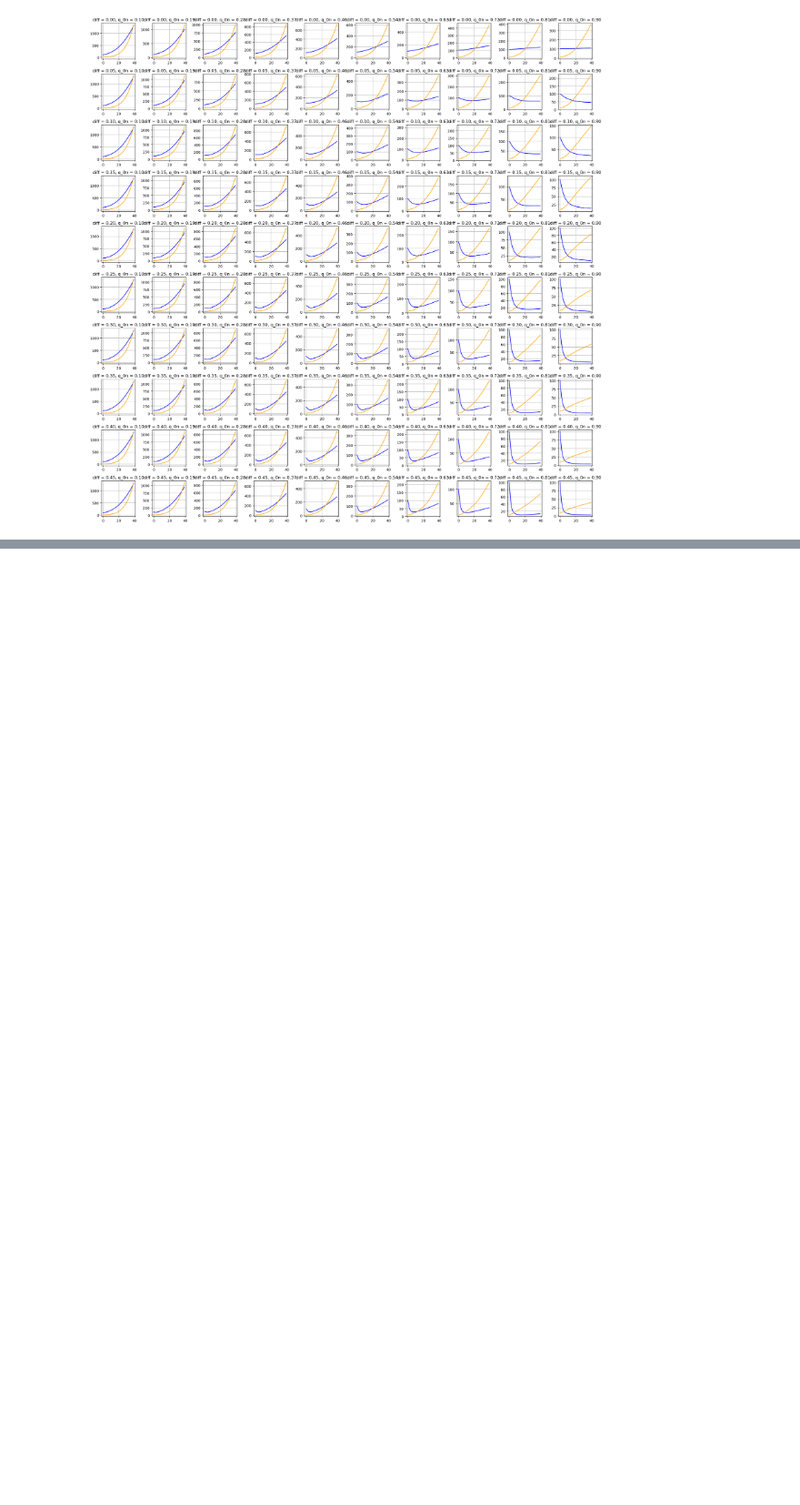
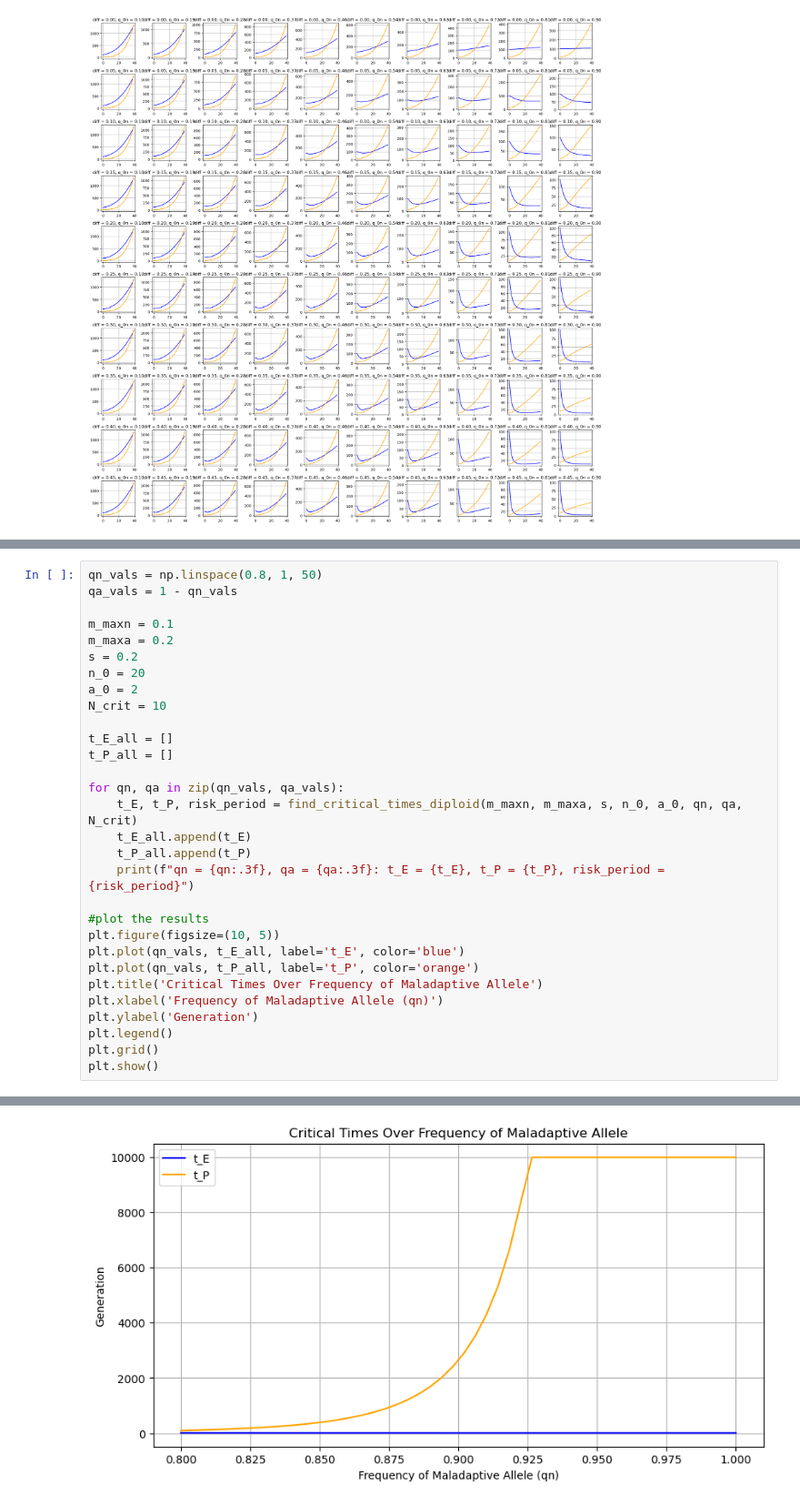
Before and after one commit to jonazhu/extinctionmodeling, a Jupyter notebook: q2_invadingspecies/invader_model.ipynb, the cells around one changed output, grey strips where cells are left out. Shown at 91% size. Cells and saved outputs as stored; diff of their text form; blank space fills up the shorter version.

```diff
--- a/q2_invadingspecies/invader_model.ipynb
+++ b/q2_invadingspecies/invader_model.ipynb
@@ -590,0 +710,31 @@ plt.show()
+# %%
+qn_vals = np.linspace(0.8, 1, 50)
+qa_vals = 1 - qn_vals
+
+m_maxn = 0.1
+m_maxa = 0.2
+s = 0.2
+n_0 = 20
+a_0 = 2
+N_crit = 10
+
+t_E_all = []
+t_P_all = []
+
+for qn, qa in zip(qn_vals, qa_vals):
+    t_E, t_P, risk_period = find_critical_times_diploid(m_maxn, m_maxa, s, n_0, a_0, qn, qa, N_crit)
+    t_E_all.append(t_E)
+    t_P_all.append(t_P)
+    print(f"qn = {qn:.3f}, qa = {qa:.3f}: t_E = {t_E}, t_P = {t_P}, risk_period = {risk_period}")
+
+#plot the results
+plt.figure(figsize=(10, 5))
+plt.plot(qn_vals, t_E_all, label='t_E', color='blue')
+plt.plot(qn_vals, t_P_all, label='t_P', color='orange')
+plt.title('Critical Times Over Frequency of Maladaptive Allele')
+plt.xlabel('Frequency of Maladaptive Allele (qn)')
+plt.ylabel('Generation')
+plt.legend()
+plt.grid()
+plt.show()
+# %% [output]
@@ -590,0 +758 @@ plt.show()
+[figure, added]
```
Also changed, not shown: parts of 5 cells of this notebook, 8 other files.
